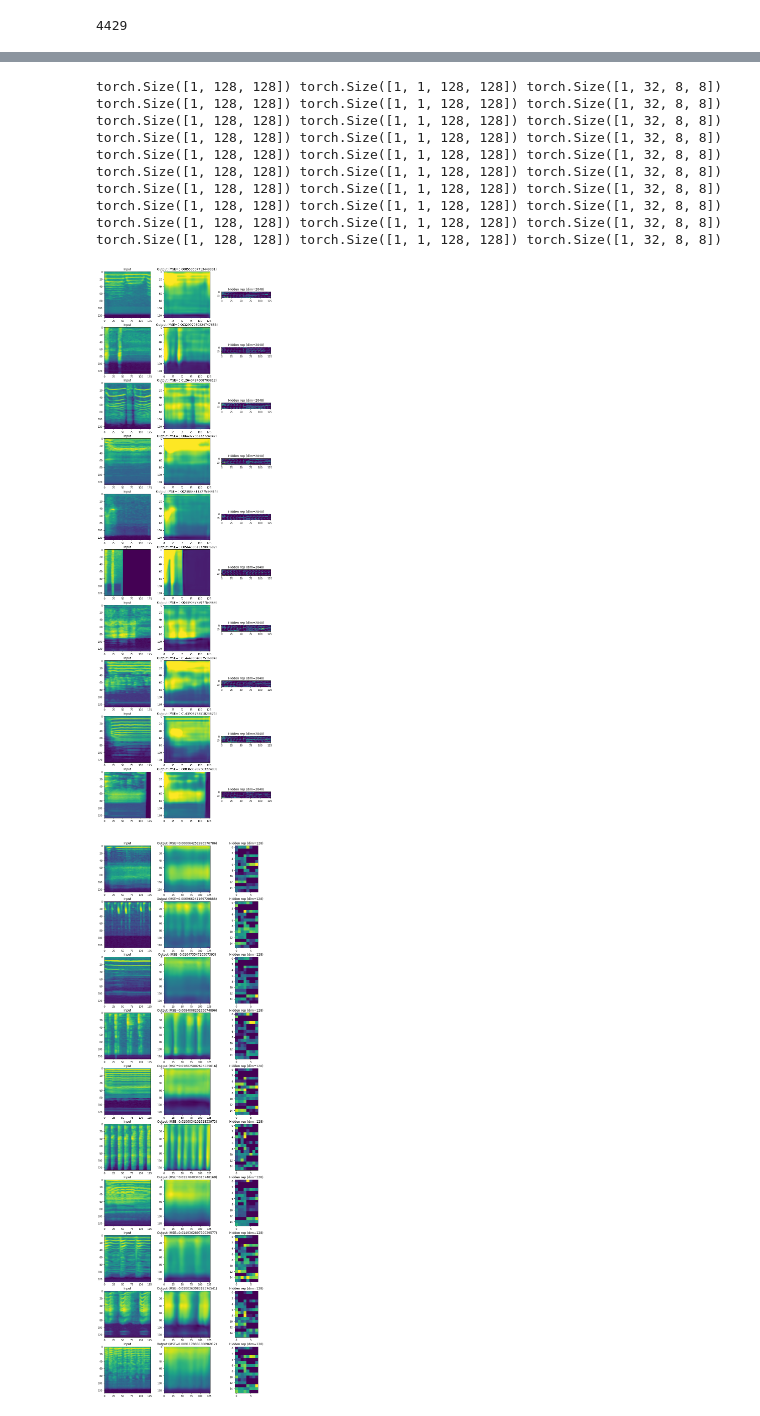
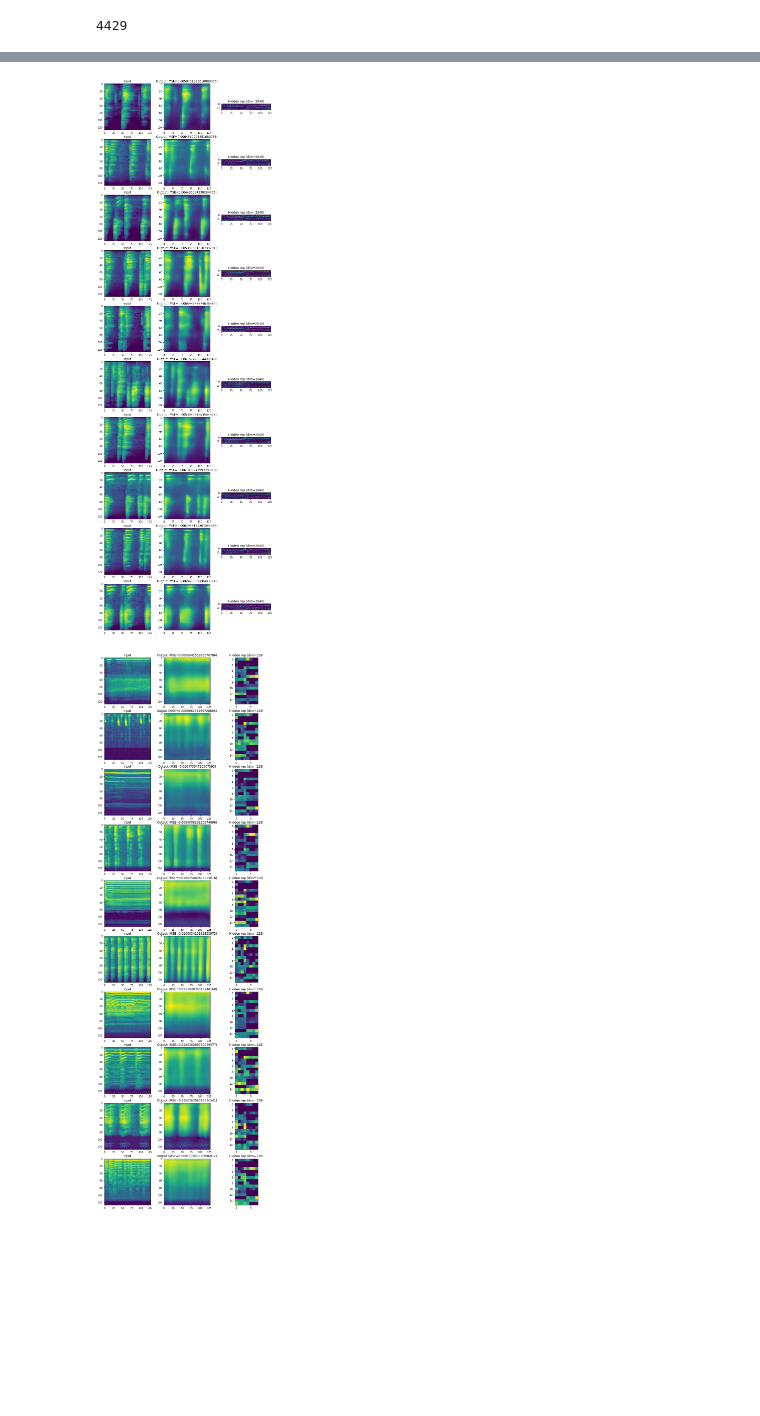
Before and after one commit to flyingleafe/vxs-vpt, a Jupyter notebook: notebooks/CAETraining.ipynb, the cells around one changed output, grey strips where cells are left out. Saved outputs shown, nothing was run; the diff lists cells and outputs as text; code cells hidden in the pictures; blank space fills up the shorter version.

```diff
--- a/notebooks/CAETraining.ipynb
+++ b/notebooks/CAETraining.ipynb
@@ -17,12 +19,12 @@ CUT_FRAME_WINDOW = 4096*16
 PAD_SPECGRAM = PAD_TRACK_LEN // 512
 
 vocal_sketch_dataset = vxs.SampleSet(glob.glob('../data/vocal-sketch/interactiveaudiolab-VocalSketchDataSet-6c9f381/vocal_imitations/included/*.wav'),
-                                     pad_track=PAD_TRACK_LEN, pad_specgram=PAD_SPECGRAM)
+                                     pad_track=PAD_TRACK_LEN, pad_specgram=PAD_SPECGRAM, sgram_type='bark')
 drum_machines_dataset = vxs.SampleSet(glob.glob('../data/200-drum-machines/drums/*/*.wav'),
-                                      pad_track=PAD_TRACK_LEN, pad_specgram=PAD_SPECGRAM)
+                                      pad_track=PAD_TRACK_LEN, pad_specgram=PAD_SPECGRAM, sgram_type='bark')
 avp_set_fixed = vxs.SampleSet(tracks=vxs.SegmentSet(vxs.AVPTrackSet('../data/avp-dataset/AVP_Dataset', subset='Fixed'),
                                                     frame_window=CUT_FRAME_WINDOW, return_class=False),
-                              pad_track=PAD_TRACK_LEN, pad_specgram=PAD_SPECGRAM)
+                              pad_track=PAD_TRACK_LEN, pad_specgram=PAD_SPECGRAM, sgram_type='bark')
 common_set = ConcatDataset([vocal_sketch_dataset, drum_machines_dataset, avp_set_fixed])
 # %%
 len(common_set)
@@ -94,18 +95,8 @@ imshow_random_samples(avp_set_fixed, 9, random_seed=44, cols=3)
 # %%
-model = vxs.get_CAE_model('square-1', '../logs/cae-initial_65536_square-1/checkpoints/best.pth')
-imshow_ae_output(model, vocal_sketch_dataset, 10, random_seed=44)
+model = vxs.get_CAE_model('square-1', '../logs/cae-bark-finaldata_65536_square-1/checkpoints/best.pth')
+imshow_ae_output(model, avp_set_fixed, 10, random_seed=44)
 # %% [output]
-torch.Size([1, 128, 128]) torch.Size([1, 1, 128, 128]) torch.Size([1, 32, 8, 8])
-torch.Size([1, 128, 128]) torch.Size([1, 1, 128, 128]) torch.Size([1, 32, 8, 8])
-torch.Size([1, 128, 128]) torch.Size([1, 1, 128, 128]) torch.Size([1, 32, 8, 8])
-torch.Size([1, 128, 128]) torch.Size([1, 1, 128, 128]) torch.Size([1, 32, 8, 8])
-torch.Size([1, 128, 128]) torch.Size([1, 1, 128, 128]) torch.Size([1, 32, 8, 8])
-torch.Size([1, 128, 128]) torch.Size([1, 1, 128, 128]) torch.Size([1, 32, 8, 8])
-torch.Size([1, 128, 128]) torch.Size([1, 1, 128, 128]) torch.Size([1, 32, 8, 8])
-torch.Size([1, 128, 128]) torch.Size([1, 1, 128, 128]) torch.Size([1, 32, 8, 8])
-torch.Size([1, 128, 128]) torch.Size([1, 1, 128, 128]) torch.Size([1, 32, 8, 8])
-torch.Size([1, 128, 128]) torch.Size([1, 1, 128, 128]) torch.Size([1, 32, 8, 8])
-[figure, old version]
+[figure, new version]
 # %%
 model_wide = vxs.get_CAE_model('wide-4', '../logs/cae-initial_65536_wide-4/checkpoints/best.pth')
 imshow_ae_output(model_wide, vocal_sketch_dataset, 10, random_seed=44)
```
Also changed, not shown: parts of 4 cells of this notebook, 16 other files.
